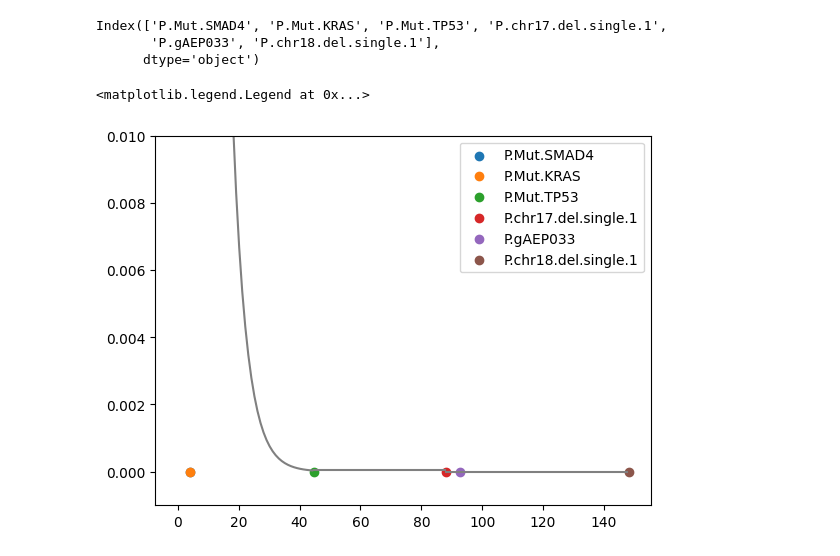
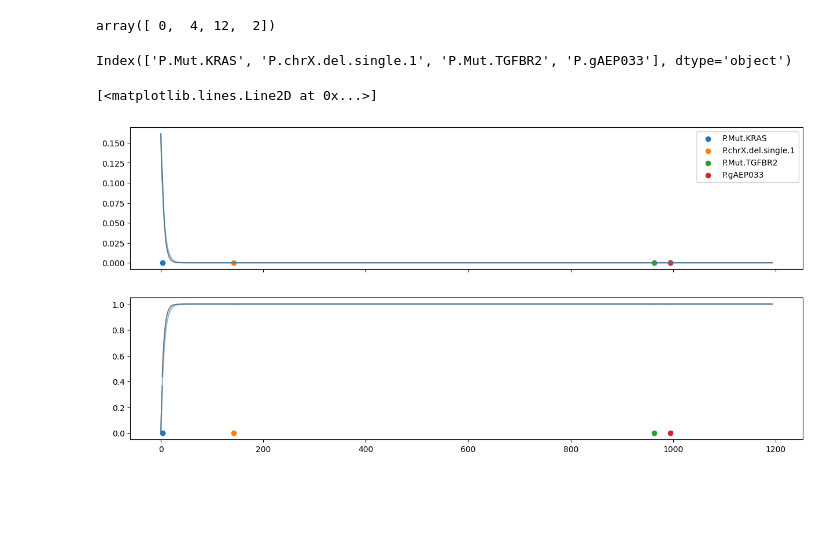
Before and after one commit to cbg-ethz/metMHN, a Jupyter notebook: simulations.ipynb, the cells around one changed output. Drawn from its saved outputs; the diff is of its cells as text; code cells hidden in the pictures; blank space fills up the shorter version.

```diff
--- a/simulations.ipynb
+++ b/simulations.ipynb
@@ -35,8 +38,11 @@ means = data.mean(axis=0)
 # %%
 metMHN = model.MetMHN(log_theta=log_theta, tau1=tau1, tau2=tau2, events=events)
 state = np.zeros(log_theta.shape[0], dtype=int)
-state[[1, 2, 3, 4, 5]] = 1
+state[[0, 2, 4, 12]] = 1
 _, order = metMHN.likeliest_order(state, met=False)
+order
+# %% [output]
+array([ 0,  4, 12,  2])
 # %%
 # order = np.array([11, 16, 21])
 # order = np.array([11, 16, 29])
@@ -44,31 +50,47 @@ _, order = metMHN.likeliest_order(state, met=False)
 #     5,
 #     0,
 #     1,
-#     20])
-order = np.array([
-    5,
-    0,
-    1,
-    7, 2, 3])
+#     20
+#     ])
+# order = np.array([
+#     5,
+#     0,
+#     1,
+#     7,
+#     # 2, 3
+#     ])
 events[order]
 # %% [output]
-Index(['P.Mut.SMAD4', 'P.Mut.KRAS', 'P.Mut.TP53', 'P.chr17.del.single.1',
-       'P.gAEP033', 'P.chr18.del.single.1'],
-      dtype='object')
+Index(['P.Mut.KRAS', 'P.chrX.del.single.1', 'P.Mut.TGFBR2', 'P.gAEP033'], dtype='object')
 # %%
+f, a = plt.subplots(2, figsize=(15, 7), sharex=True)
 x = np.linspace(0, 5, 100)
-rates = np.exp(np.tril(log_theta[np.ix_(order, order)]).sum(axis=0))
+rates = np.exp(np.tril(log_theta[np.ix_(order, order)]).sum(axis=1))
 times = [(1 / rates[: i + 1]).sum() for i in range(len(order))]
 times.append(0)
-seeding = log_theta[[-1] + order]
+seeding = log_theta[-1, np.concatenate([np.array([-1]), order])]
 for i, event in enumerate(order):
-    plt.scatter(times[i], 0, label=events[event])
+    a[0].scatter(times[i], 0, label=events[event])
+    a[1].scatter(times[i], 0, label=events[event])
 for i in range(len(order)):
-    x = np.arange(0, 1/rates[i])
-    lam = np.exp(seeding[:i].sum())
-    plt.plot(x + times[i-1], lam * np.exp(-lam * x), color="grey")
-plt.ylim(-0.001,0.01)
-plt.legend()
+    x = np.arange(0, 1/rates[i], 0.0001) + times[i-1]
+    lam = np.exp(seeding[:i+1].sum())
+    a[0].plot(x, lam * np.exp(-lam * x), color="grey")
+
+    x = np.arange(times[i-1], times[i], 0.0001)
+    a[1].plot(x, 1 - np.exp(-lam * x), color="grey")
+
+x = np.arange(times[-2], 1.2 * times[-2], 0.0001)
+lam = np.exp(seeding[:-1].sum())
+a[0].plot(x, lam * np.exp(-lam * (x)), color="grey")
+
+x = np.arange(times[-2], 1.2 * times[-2], 0.0001)
+a[1].plot(x, 1 - np.exp(-lam * x), color="grey")
+a[0].legend()
+x = np.arange(0, 1.2 * times[-2], 0.0001)
+lam = np.exp(seeding[0])
+a[0].plot(x, lam * np.exp(-lam*x), alpha=0.5)
+a[1].plot(x, 1 - np.exp(-lam*x), alpha=0.5)
 # %% [output]
-<matplotlib.legend.Legend at 0x...>
+[<matplotlib.lines.Line2D at 0x...>]
-[figure, old version]
+[figure, new version]
```
Also changed, not shown: parts of 1 cell of this notebook, 1 other file.
